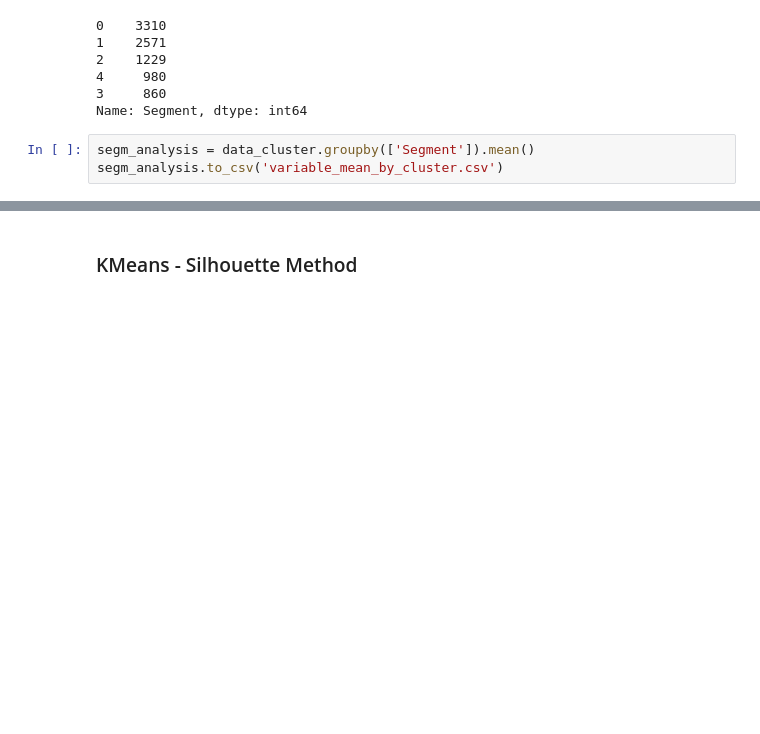
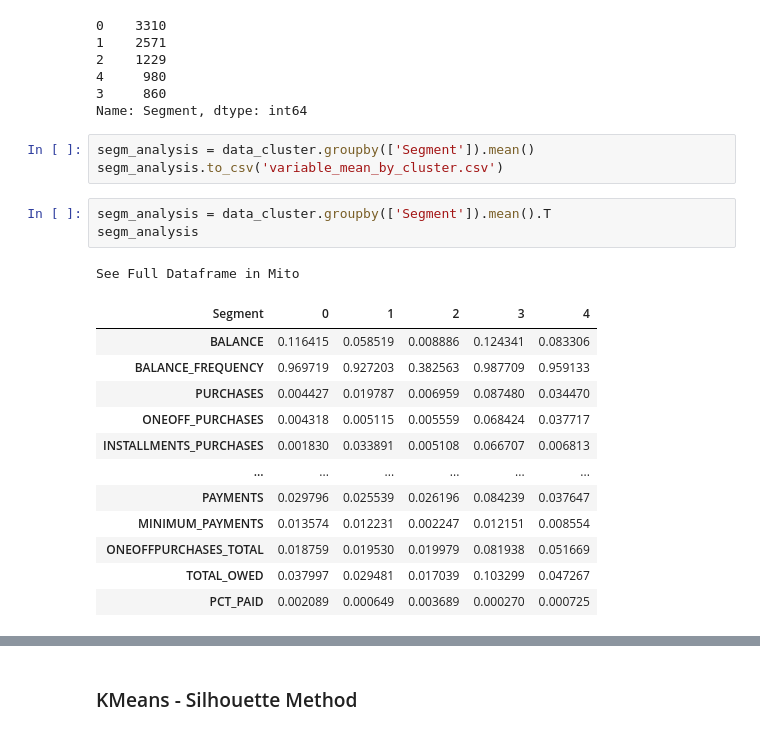
Before and after one commit to xwu0223/MBAN-6400-Project, a Jupyter notebook: MBAN6400_Project_B_copy.ipynb, the cells around one changed output, grey strips where cells are left out. Saved outputs shown, nothing was run; the diff lists cells and outputs as text; blank space fills up the shorter version.

```diff
--- a/MBAN6400_Project_B_copy.ipynb
+++ b/MBAN6400_Project_B_copy.ipynb
@@ -175,3 +143,20 @@ Name: Segment, dtype: int64
 # %%
 segm_analysis = data_cluster.groupby(['Segment']).mean()
 segm_analysis.to_csv('variable_mean_by_cluster.csv')
+# %%
+segm_analysis = data_cluster.groupby(['Segment']).mean().T
+segm_analysis
+# %% [output]
+See Full Dataframe in Mito
+| Segment | 0 | 1 | 2 | 3 | 4 |
+| BALANCE | 0.116415 | 0.058519 | 0.008886 | 0.124341 | 0.083306 |
+| BALANCE_FREQUENCY | 0.969719 | 0.927203 | 0.382563 | 0.987709 | 0.959133 |
+| PURCHASES | 0.004427 | 0.019787 | 0.006959 | 0.087480 | 0.034470 |
+| ONEOFF_PURCHASES | 0.004318 | 0.005115 | 0.005559 | 0.068424 | 0.037717 |
+| INSTALLMENTS_PURCHASES | 0.001830 | 0.033891 | 0.005108 | 0.066707 | 0.006813 |
+| ... | ... | ... | ... | ... | ... |
+| PAYMENTS | 0.029796 | 0.025539 | 0.026196 | 0.084239 | 0.037647 |
+| MINIMUM_PAYMENTS | 0.013574 | 0.012231 | 0.002247 | 0.012151 | 0.008554 |
+| ONEOFFPURCHASES_TOTAL | 0.018759 | 0.019530 | 0.019979 | 0.081938 | 0.051669 |
+| TOTAL_OWED | 0.037997 | 0.029481 | 0.017039 | 0.103299 | 0.047267 |
+| PCT_PAID | 0.002089 | 0.000649 | 0.003689 | 0.000270 | 0.000725 |
```
Also changed, not shown: parts of 11 cells of this notebook.
